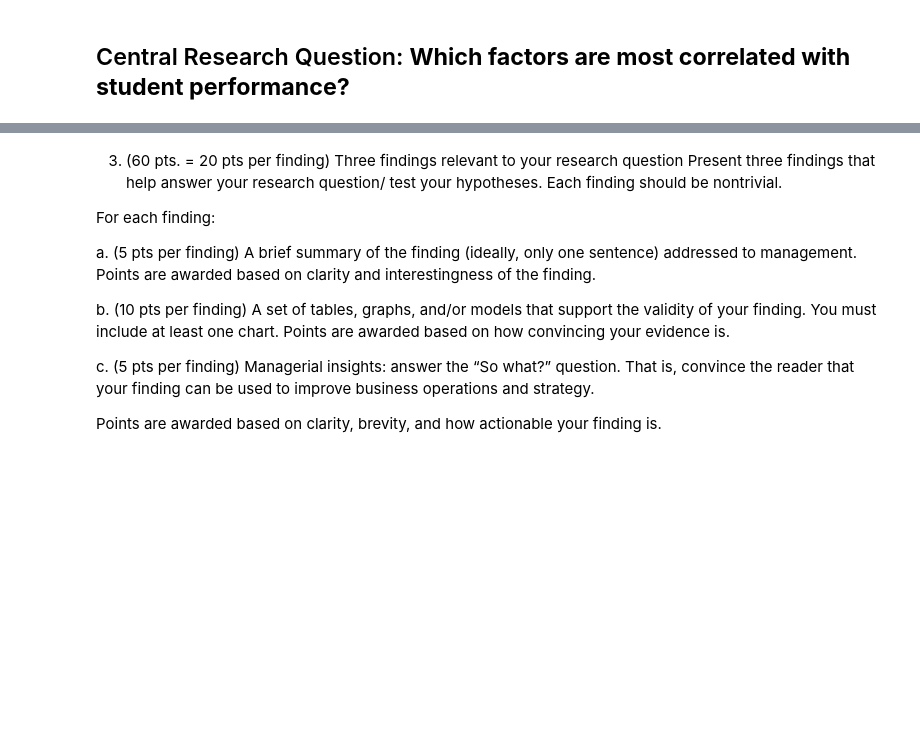
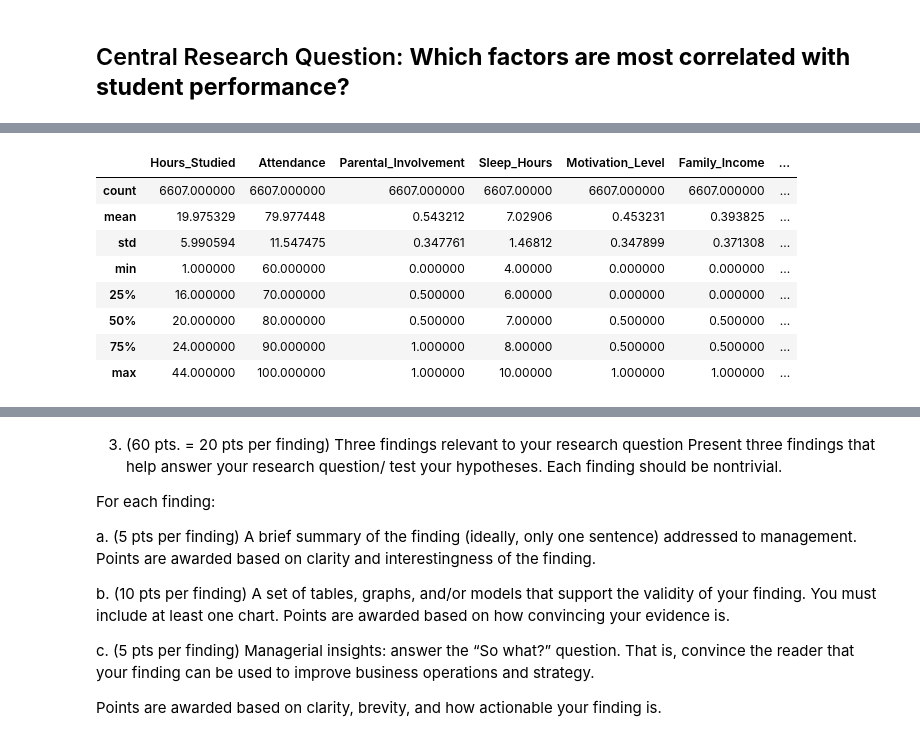
Before and after one commit to setarehsalkhi/OMIS-114-Project, a Jupyter notebook: FinalProjectSubmission.ipynb, the cells around one changed output, grey strips where cells are left out. Saved outputs shown, nothing was run; the diff lists cells and outputs as text; code cells hidden in the pictures; blank space fills up the shorter version.

```diff
--- a/FinalProjectSubmission.ipynb
+++ b/FinalProjectSubmission.ipynb
@@ -124,0 +137,23 @@ techniques learned in class
+# %%
+# copy original DataFrame to avoid any changes to the original DataFrame
+df2 = df.copy()
+# %%
+# drop unnecessary columns
+df2.drop(columns = ['Access_to_Resources', 'Previous_Scores', 'Internet_Access', 'Teacher_Quality', 'Parental_Education_Level', 'Tutoring_Sessions', 'School_Type', 'Physical_Activity', 'Learning_Disabilities', 'Distance_from_Home'], inplace = True)
+# %%
+# one hot encoding
+columns_to_apply_func = ['Motivation_Level', 'Family_Income', 'Peer_Influence', 'Parental_Involvement']
+
+def f(x):
+    if (x == "Low") | (x == "Negative"):
+        return 0
+    elif (x == 'Medium') | (x == "Neutral"):
+        return 0.5
+    elif (x == 'High') | (x == "Positive"):
+        return 1
+
+for col in columns_to_apply_func:
+    df2[col] = df2[col].apply(f)
+# %%
+# label encoding
+df2['Gender'] = df2['Gender'].map({'Female': 0, 'Male': 1})
@@ -124,0 +186,12 @@ techniques learned in class
+# %%
+df2.describe()
+# %% [output]
+|  | Hours_Studied | Attendance | Parental_Involvement | Sleep_Hours | Motivation_Level | Family_Income | ... |
+| count | 6607.000000 | 6607.000000 | 6607.000000 | 6607.00000 | 6607.000000 | 6607.000000 | ... |
+| mean | 19.975329 | 79.977448 | 0.543212 | 7.02906 | 0.453231 | 0.393825 | ... |
+| std | 5.990594 | 11.547475 | 0.347761 | 1.46812 | 0.347899 | 0.371308 | ... |
+| min | 1.000000 | 60.000000 | 0.000000 | 4.00000 | 0.000000 | 0.000000 | ... |
+| 25% | 16.000000 | 70.000000 | 0.500000 | 6.00000 | 0.000000 | 0.000000 | ... |
+| 50% | 20.000000 | 80.000000 | 0.500000 | 7.00000 | 0.500000 | 0.500000 | ... |
+| 75% | 24.000000 | 90.000000 | 1.000000 | 8.00000 | 0.500000 | 0.500000 | ... |
+| max | 44.000000 | 100.000000 | 1.000000 | 10.00000 | 1.000000 | 1.000000 | ... |
```
Also changed, not shown: parts of 19 cells of this notebook, 1 other file.
